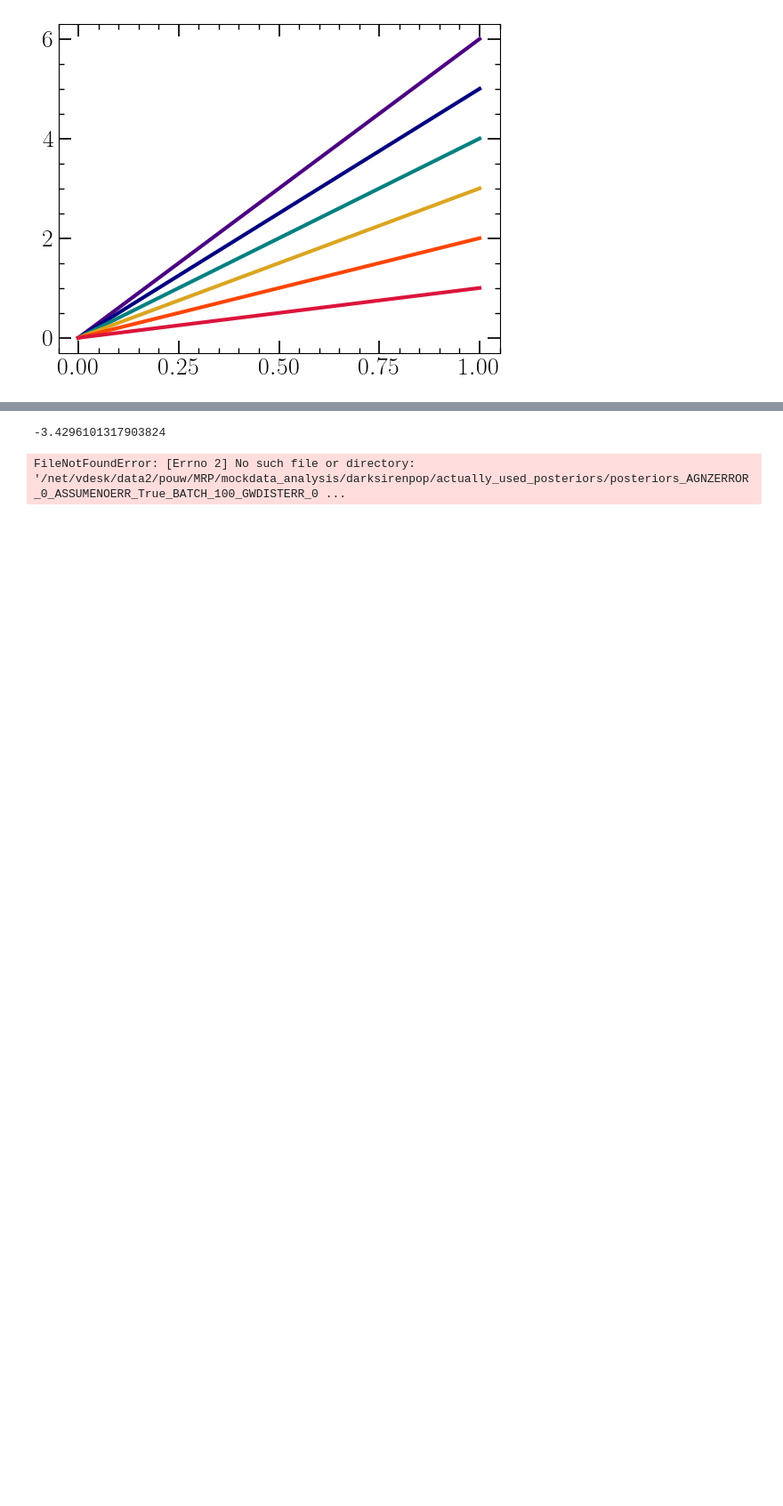
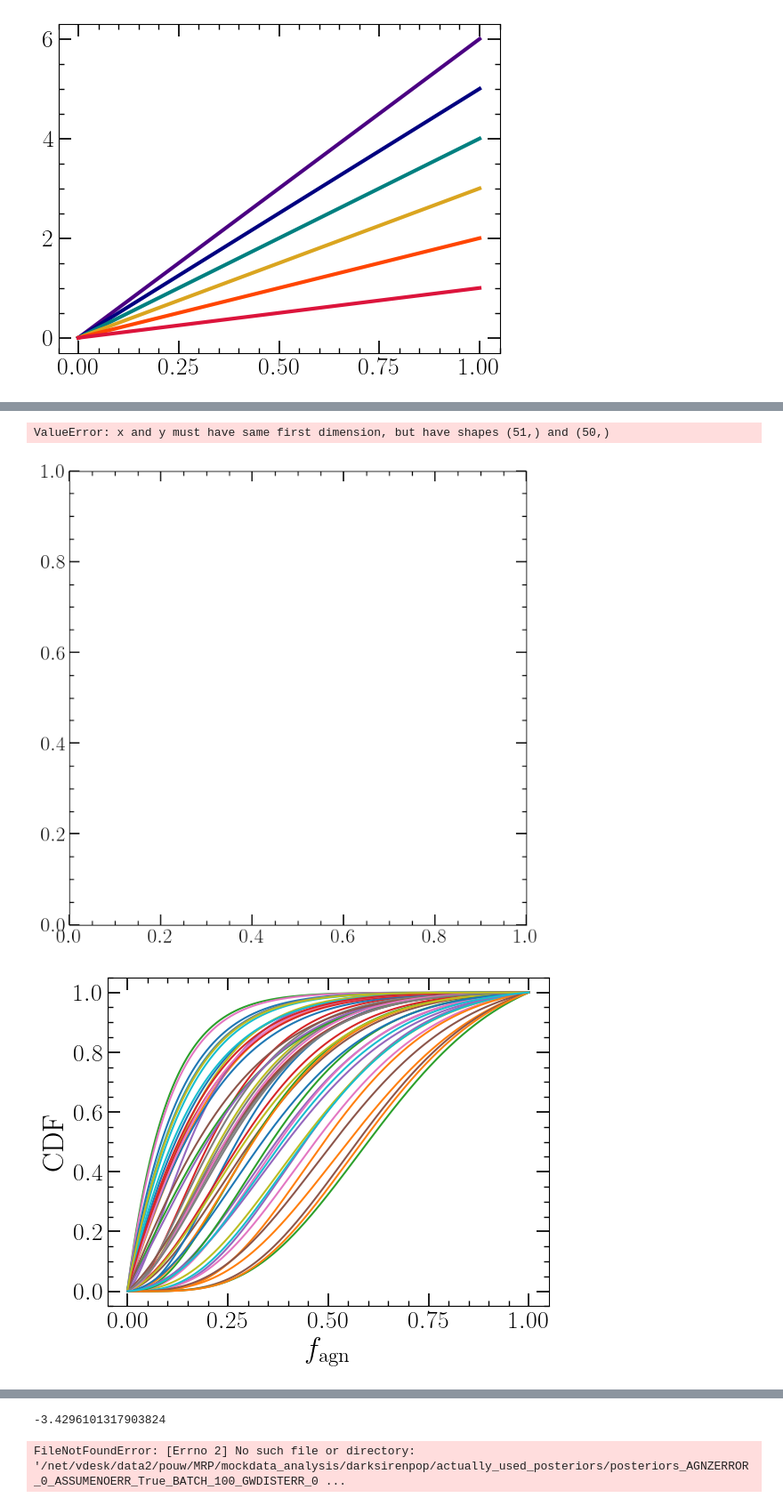
Before and after one commit to LucasPouw/darksirenpop, a Jupyter notebook: thesis_analyze_posteriors.ipynb, the cells around one changed output, grey strips where cells are left out. Shown: that part at 89% size. Saved outputs shown, nothing was run; the diff lists cells and outputs as text; code cells hidden in the pictures; blank space fills up the shorter version.

```diff
--- a/analyze_posteriors.ipynb
+++ b/thesis_analyze_posteriors.ipynb
@@ -335,9 +336,9 @@ COLORS = ['orangered', 'navy', 'teal', 'goldenrod', 'indigo', 'crimson']
 
 # combined_posteriors_AGNZERROR_000, posteriors_shape = combine_posteriors('./v23_likelihood_posteriors.npy')
 combined_posteriors_AGNZERROR_000, posteriors_shape = combine_posteriors('./p26_likelihood_posteriors.npy')
+binned_integral_posterior, _ = combine_posteriors('./p26_likelihood_posteriors_binned.npy')
 posteriors = [combined_posteriors_AGNZERROR_000]
 LABELS = [0]
-
 
 ####################################################################
 BATCH = int(50)
@@ -349,8 +350,44 @@ USE_N_AGN_EVENTS = np.arange(0, BATCH + 1, int(BATCH / (N_TRUE_FAGNS - 1)), dtyp
 TRUE_FAGNS = USE_N_AGN_EVENTS / BATCH
 ####################################################################
 
-print(TRUE_FAGNS, TRUE_FAGNS * 500)
-realized_fagns = [0, (100 - 6)/(500 - 27), (200 - 14)/(500 - 32), (300 - 19)/(500 - 27), (400 - 18)/(500 - 25), 1]
-print(realized_fagns)
-print(TRUE_FAGNS - realized_fagns)
+fig1, ax1 = plt.subplots(figsize=(8,8))
+for idx, posterior in enumerate(posteriors):
+
+    cdfs = get_cdfs(posterior)
+
+    q005 = np.zeros_like(TRUE_FAGNS)
+    q050 = np.zeros_like(TRUE_FAGNS)
+    q095 = np.zeros_like(TRUE_FAGNS)
+    fig2, ax2 = plt.subplots()
+    ax2.plot(LOG_LLH_X_AX, cdfs)
+    ax2.set_ylabel('CDF')
+    ax2.set_xlabel(r'$f_{\rm agn}$')
+    for i, cdf in enumerate(cdfs.T):
+        inverse_cdf = interp1d(cdf, LOG_LLH_X_AX, bounds_error=False, fill_value='extrapolate')
+        q005[i] = inverse_cdf(0.05)
+        q050[i] = inverse_cdf(0.50)
+        q095[i] = inverse_cdf(0.95)
+    fig2.show()
+
+    print(f'Median - True: {q050 - TRUE_FAGNS}')
+    print(f'90% CI: {q095 - q005}, so +/- {np.mean(q095 - q005)/2}')
+
+    mode_fagns = LOG_LLH_X_AX[np.argmax(posterior, axis=0)]
+
+    ax1.plot(TRUE_FAGNS, mode_fagns, color=COLORS[idx], alpha=0.7, linewidth=3, linestyle='dotted')
+    # ax1.plot(TRUE_FAGNS, q050, color=COLORS[idx], linewidth=3)
+    # ax1.plot(TRUE_FAGNS, q050, color=COLORS[idx], linewidth=3, label=r'$\sigma_{m} =$ ' + str(LABELS[idx]) + r'$M_{\odot}$')
+    ax1.plot(TRUE_FAGNS, q050, color=COLORS[idx], linewidth=3, label=r'$\sigma_{z, \rm AGN} =$ ' + str(LABELS[idx]))
+    # ax1.plot(TRUE_FAGNS, q050, color=COLORS[idx], linewidth=3, label=r'$\sigma_{z, \rm AGN} =$ ' + str(LABELS_REDSHIFT[idx]) + r' $\sigma_{m} =$ ' + str(LABELS_MASS[idx]) + r'$M_{\odot}$')
+    ax1.fill_between(TRUE_FAGNS, q005, q095, color=COLORS[idx], alpha=0.3)  # , label=r'$90\%$ CI'
+
+ax1.plot(np.linspace(0,1,100), np.linspace(0,1,100), linestyle='dashed', color='black', zorder=6, linewidth=3)
+ax1.set_xlabel(r'$f_{\rm agn, true}$')
+ax1.set_ylabel(r'$f_{\rm agn, estim}$')
+ax1.grid()
+ax1.set_xlim(0, 1)
+ax1.set_ylim(0, 1)
+# ax1.legend()
+# fig1.savefig('consistent_llh.pdf', bbox_inches='tight')
+fig1.show()
 # %% [output]
@@ -360 +412,4 @@ print(TRUE_FAGNS - realized_fagns)
+ValueError: x and y must have same first dimension, but have shapes (51,) and (50,)
+[figure, added]
+[figure, added]
 # %%
```
Also changed, not shown: parts of 3 cells of this notebook, 20 other files.
